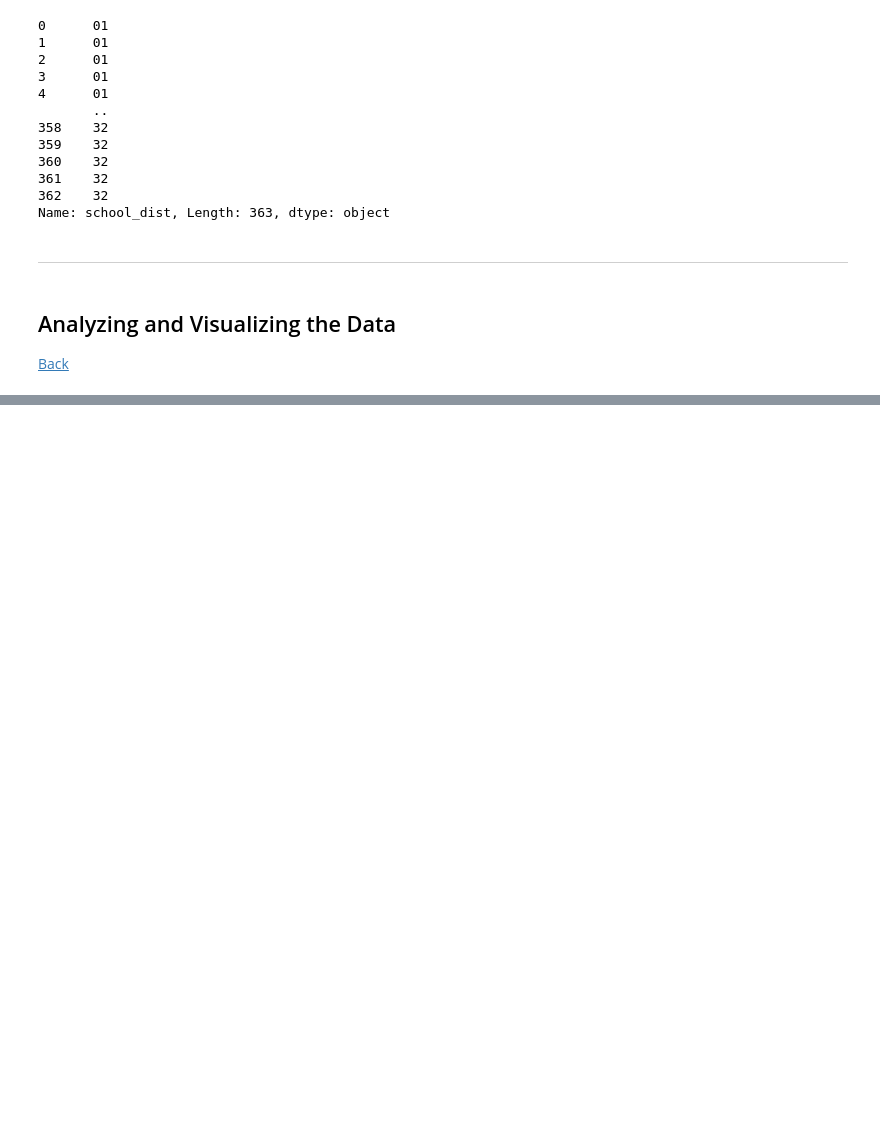
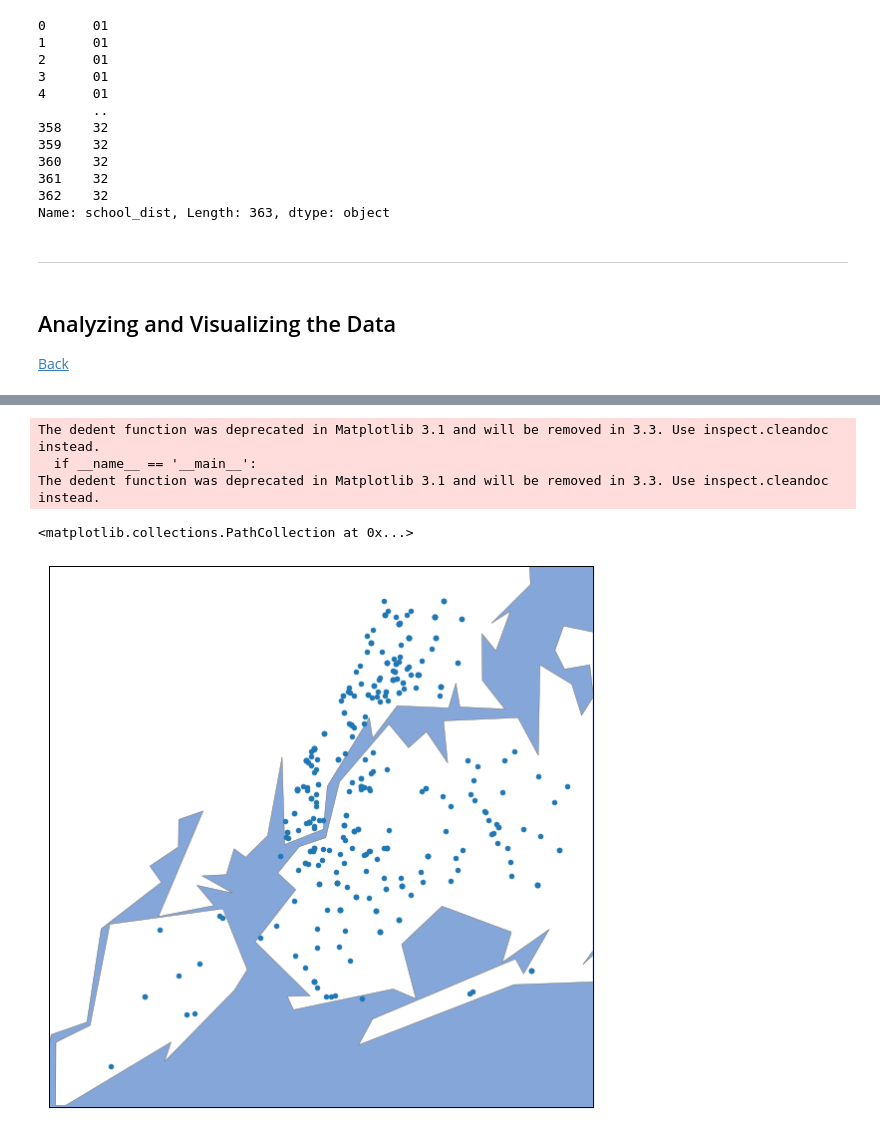
Before and after one commit to lucabro81/dataquest-projects, a Jupyter notebook: analyzing_nyc_high_school_data/analyzing_nyc_high_school_data.ipynb, the cells around one changed output, grey strips where cells are left out. Drawn from its saved outputs; the diff is of its cells as text; code cells hidden in the pictures; blank space fills up the shorter version.

```diff
--- a/analyzing_nyc_high_school_data/analyzing_nyc_high_school_data.ipynb
+++ b/analyzing_nyc_high_school_data/analyzing_nyc_high_school_data.ipynb
@@ -604,0 +743,32 @@ Name: school_dist, Length: 363, dtype: object
+# %%
+def basemapInstance():
+    plt.figure(figsize=(15, 10))
+    m = Basemap(
+        projection='merc',
+        llcrnrlat=40.496044,
+        urcrnrlat=40.915256,
+        llcrnrlon=-74.255735,
+        urcrnrlon=-73.700272,
+        resolution='i'
+    )
+
+    m.drawmapboundary(fill_color='#85A6D9')
+    m.drawcoastlines(color='#6D5F47', linewidth=.4)
+    m.drawrivers(color='#6D5F47', linewidth=.4)
+    m.fillcontinents(color='white',lake_color='#85A6D9')
+
+    return m
+
+
+m = basemapInstance()
+
+longitudes = combined['lon'].tolist()
+latitudes = combined['lat'].tolist()
+
+m.scatter(x=longitudes, y=latitudes, s=20, zorder=2, latlon=True)
+# %% [output]
+The dedent function was deprecated in Matplotlib 3.1 and will be removed in 3.3. Use inspect.cleandoc instead.
+  if __name__ == '__main__':
+The dedent function was deprecated in Matplotlib 3.1 and will be removed in 3.3. Use inspect.cleandoc instead.
+<matplotlib.collections.PathCollection at 0x...>
+[figure, added]
```
Also changed, not shown: parts of 56 cells of this notebook.
